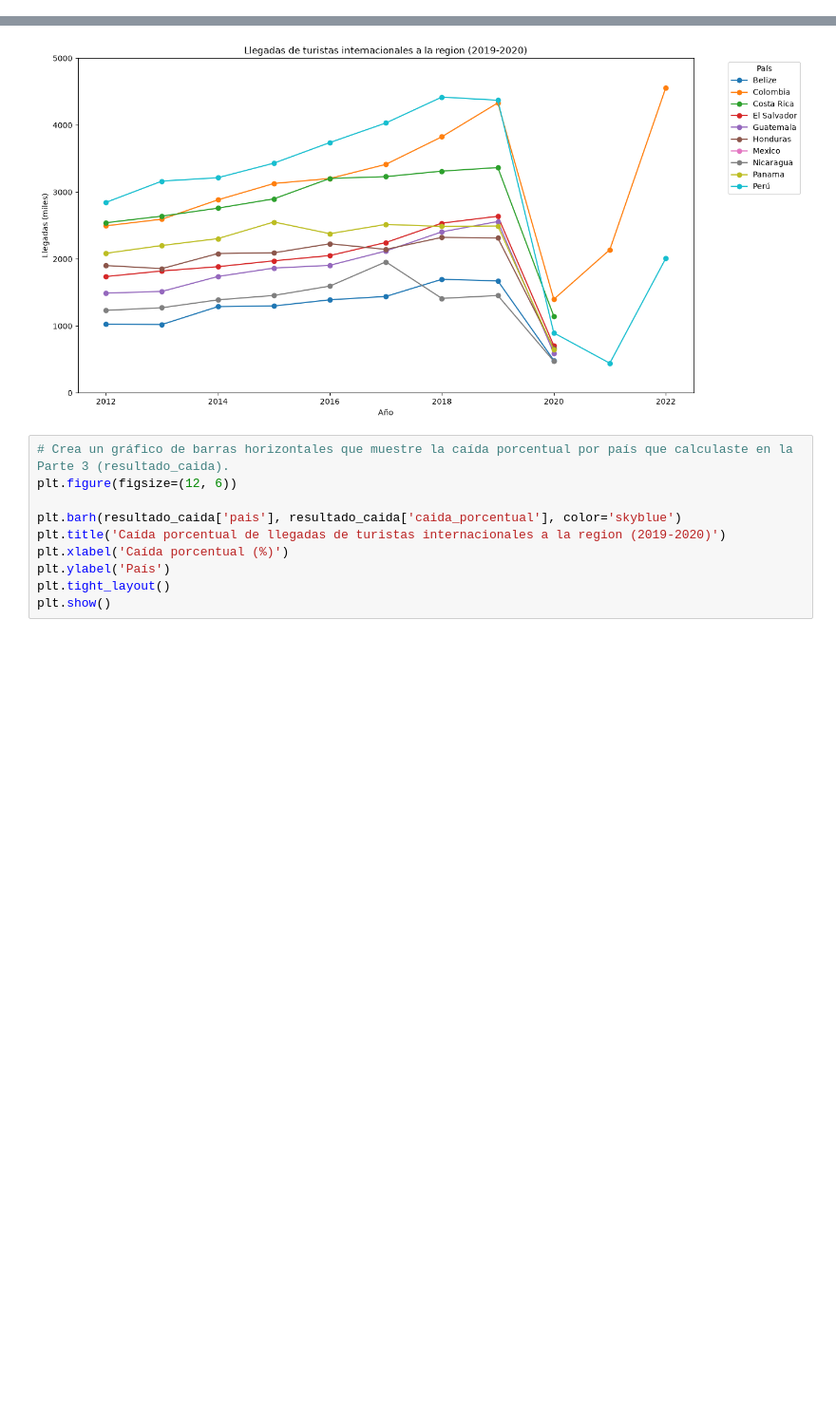
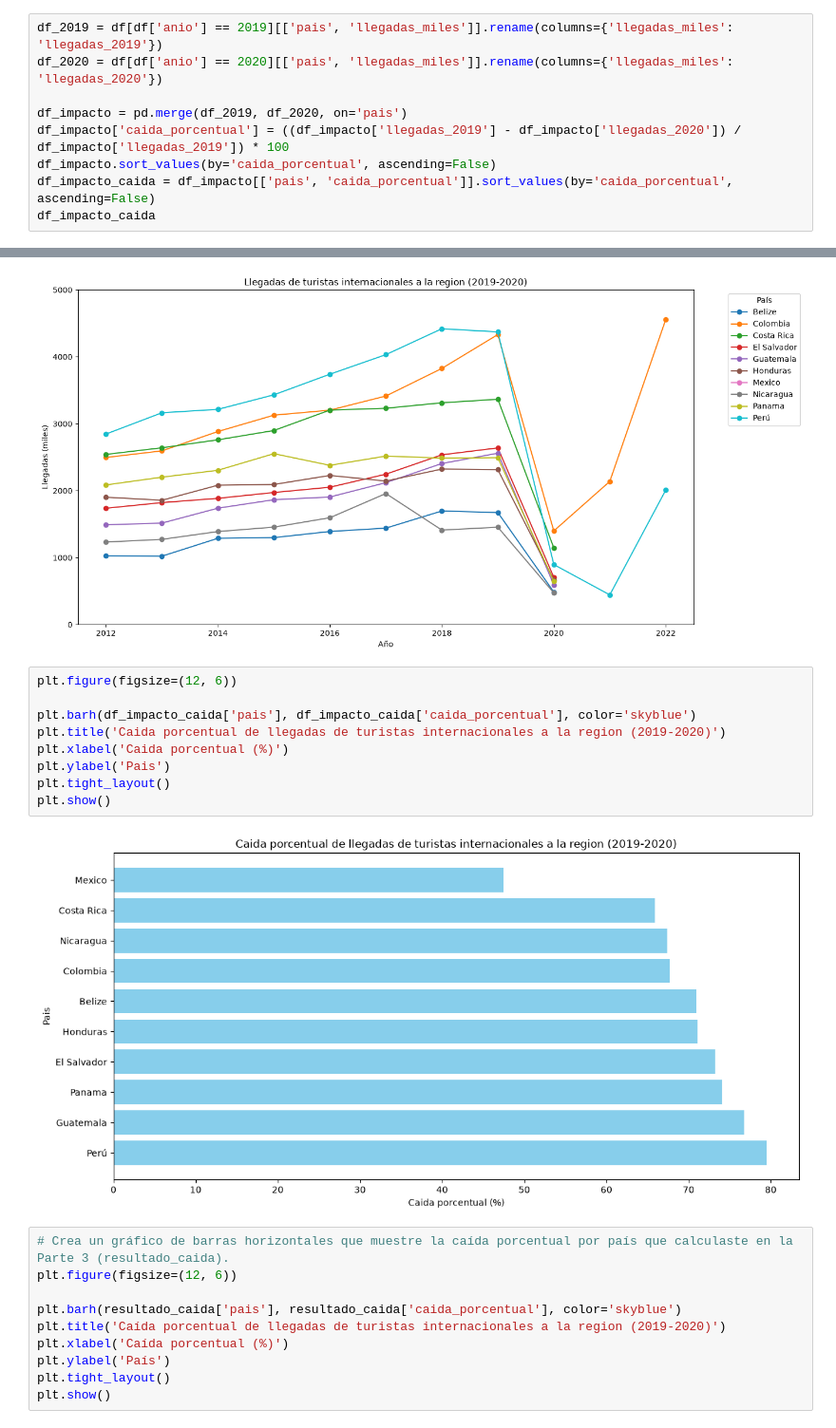
Before and after one commit to KevinDAnalyst/Fundamentos-de-Python, a Jupyter notebook: NOTEBOOKS/clase 13/REPASO_FINAL_TURISMO_INTERNACIONAL_ESTUDIANTE.ipynb, the cells around one changed output, grey strips where cells are left out. Shown at 95% size. Saved outputs shown, nothing was run; the diff lists cells and outputs as text; blank space fills up the shorter version.

```diff
--- a/NOTEBOOKS/clase 13/REPASO_FINAL_TURISMO_INTERNACIONAL_ESTUDIANTE.ipynb
+++ b/NOTEBOOKS/clase 13/REPASO_FINAL_TURISMO_INTERNACIONAL_ESTUDIANTE.ipynb
@@ -105,0 +228,9 @@ Con el nuevo conjunto de datos, podemos realizar un análisis regional más prof
+# %%
+df_2019 = df[df['anio'] == 2019][['pais', 'llegadas_miles']].rename(columns={'llegadas_miles': 'llegadas_2019'})
+df_2020 = df[df['anio'] == 2020][['pais', 'llegadas_miles']].rename(columns={'llegadas_miles': 'llegadas_2020'})
+
+df_impacto = pd.merge(df_2019, df_2020, on='pais')
+df_impacto['caida_porcentual'] = ((df_impacto['llegadas_2019'] - df_impacto['llegadas_2020']) / df_impacto['llegadas_2019']) * 100
+df_impacto.sort_values(by='caida_porcentual', ascending=False)
+df_impacto_caida = df_impacto[['pais', 'caida_porcentual']].sort_values(by='caida_porcentual', ascending=False)
+df_impacto_caida
@@ -176,6 +336,17 @@ plt.tight_layout()
 plt.show()
 # %% [output]
 [figure]
+# %%
+plt.figure(figsize=(12, 6))
+
+plt.barh(df_impacto_caida['pais'], df_impacto_caida['caida_porcentual'], color='skyblue')
+plt.title('Caida porcentual de llegadas de turistas internacionales a la region (2019-2020)')
+plt.xlabel('Caida porcentual (%)')
+plt.ylabel('Pais')
+plt.tight_layout()
+plt.show()
+# %% [output]
+[figure, added]
 # %%
 # Crea un gráfico de barras horizontales que muestre la caída porcentual por país que calculaste en la Parte 3 (resultado_caida).
 plt.figure(figsize=(12, 6))
```
Also changed, not shown: parts of 13 cells of this notebook, 3 other files.
